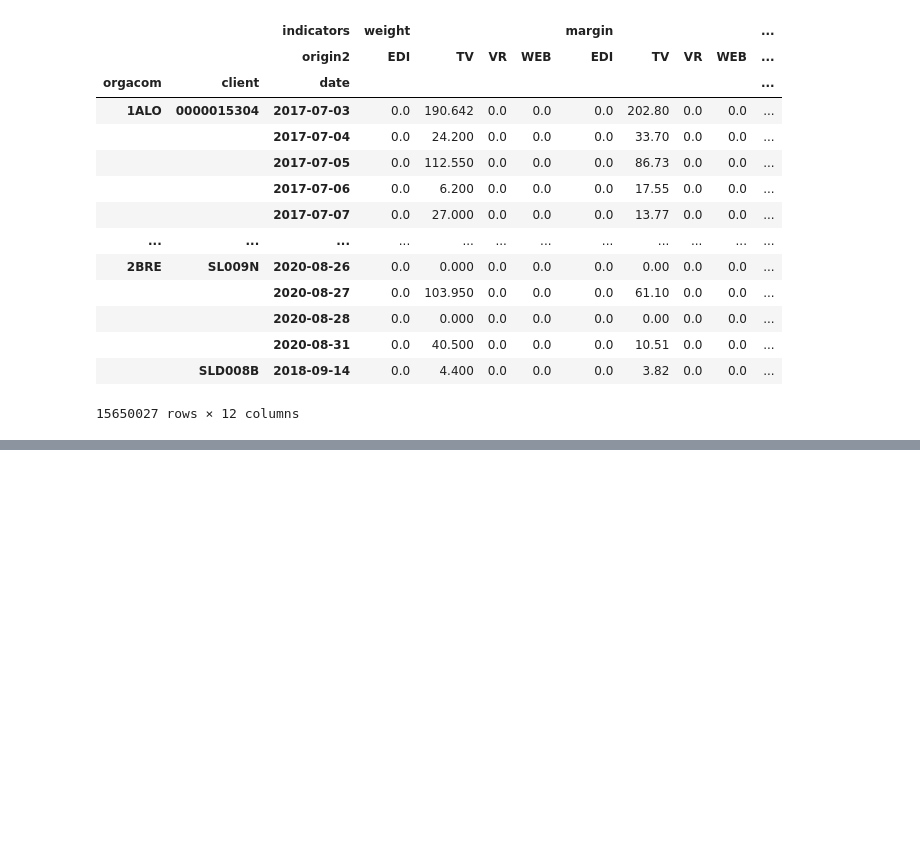
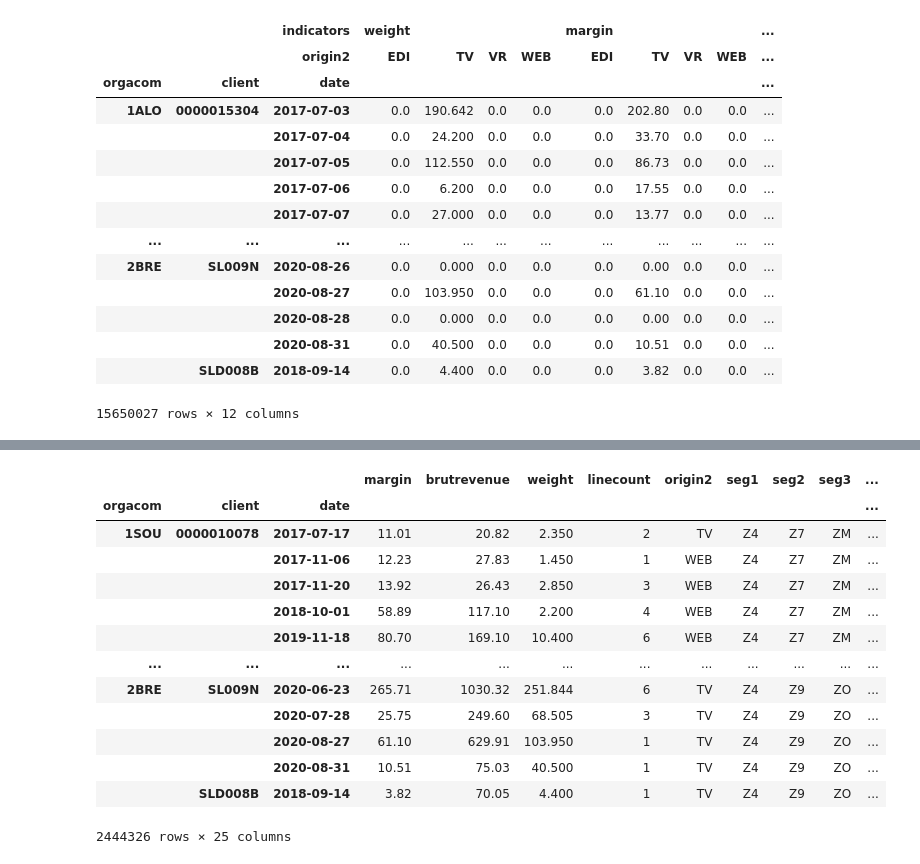
Before and after one commit to UltraDiuve/WebOrNot, a Jupyter notebook: notebooks/part2.ipynb, the cells around one changed output, grey strips where cells are left out. Drawn from its saved outputs; the diff is of its cells as text; code cells hidden in the pictures; blank space fills up the shorter version.

```diff
--- a/notebooks/part2.ipynb
+++ b/notebooks/part2.ipynb
@@ -349,0 +217,17 @@ TypeError: Index(...) must be called with a collection of some kind, 'percentage
+# %%
+orders
+# %% [output]
+|  |  |  | margin | brutrevenue | weight | linecount | origin2 | seg1 | seg2 | seg3 | ... |
+| orgacom | client | date |  |  |  |  |  |  |  |  | ... |
+| 1SOU | 0000010078 | 2017-07-17 | 11.01 | 20.82 | 2.350 | 2 | TV | Z4 | Z7 | ZM | ... |
+|  |  | 2017-11-06 | 12.23 | 27.83 | 1.450 | 1 | WEB | Z4 | Z7 | ZM | ... |
+|  |  | 2017-11-20 | 13.92 | 26.43 | 2.850 | 3 | WEB | Z4 | Z7 | ZM | ... |
+|  |  | 2018-10-01 | 58.89 | 117.10 | 2.200 | 4 | WEB | Z4 | Z7 | ZM | ... |
+|  |  | 2019-11-18 | 80.70 | 169.10 | 10.400 | 6 | WEB | Z4 | Z7 | ZM | ... |
+| ... | ... | ... | ... | ... | ... | ... | ... | ... | ... | ... | ... |
+| 2BRE | SL009N | 2020-06-23 | 265.71 | 1030.32 | 251.844 | 6 | TV | Z4 | Z9 | ZO | ... |
+|  |  | 2020-07-28 | 25.75 | 249.60 | 68.505 | 3 | TV | Z4 | Z9 | ZO | ... |
+|  |  | 2020-08-27 | 61.10 | 629.91 | 103.950 | 1 | TV | Z4 | Z9 | ZO | ... |
+|  |  | 2020-08-31 | 10.51 | 75.03 | 40.500 | 1 | TV | Z4 | Z9 | ZO | ... |
+|  | SLD008B | 2018-09-14 | 3.82 | 70.05 | 4.400 | 1 | TV | Z4 | Z9 | ZO | ... |
+2444326 rows × 25 columns
```
Also changed, not shown: parts of 26 cells of this notebook, 1 other file.
